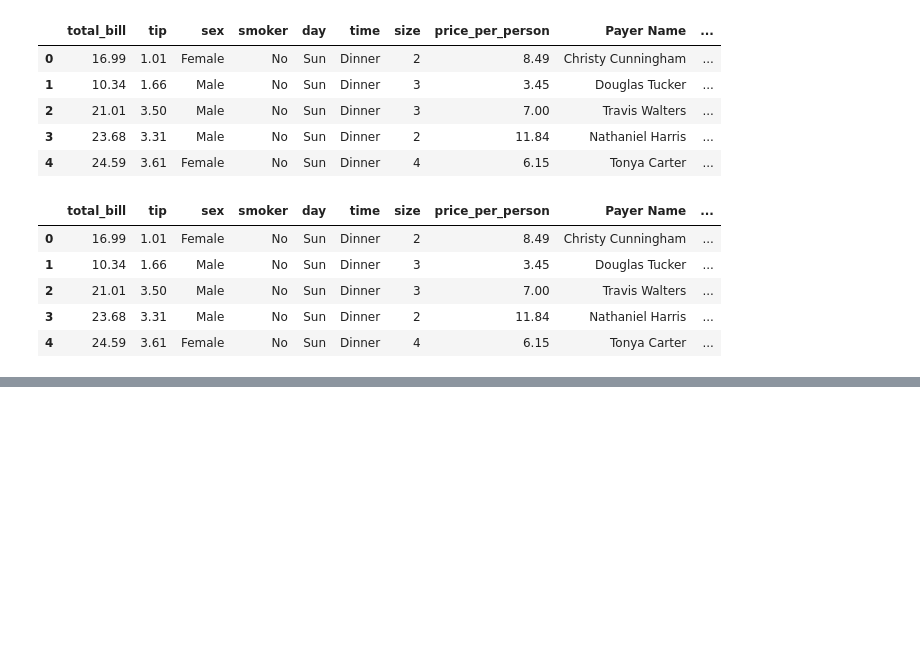
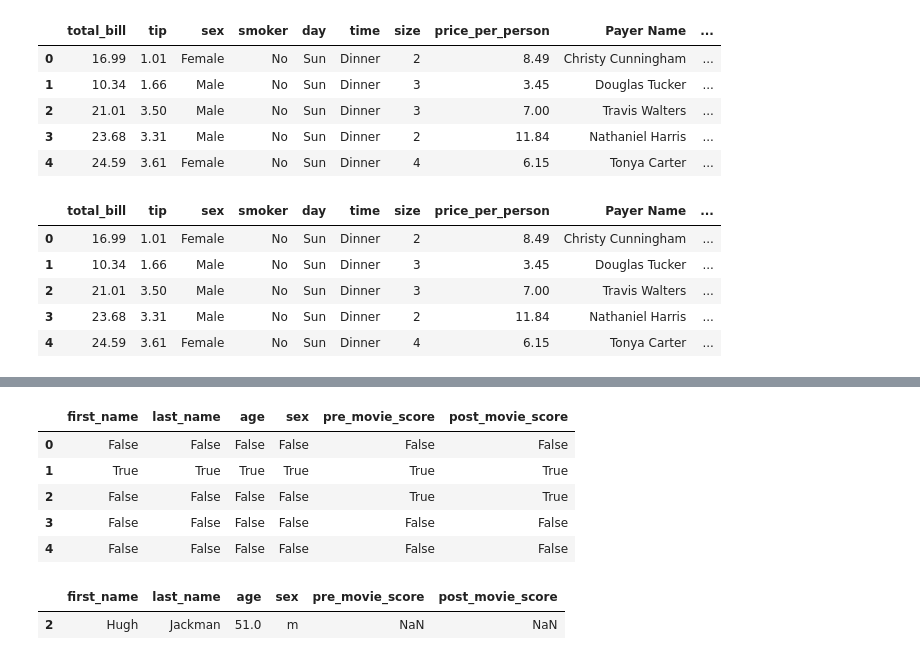
Before and after one commit to elmarhuseynv/Machine-Learning-Masterclass, a Jupyter notebook: 02 Pandas/2 pandas.ipynb, the cells around one changed output, grey strips where cells are left out. Saved outputs shown, nothing was run; the diff lists cells and outputs as text; code cells hidden in the pictures; blank space fills up the shorter version.

```diff
--- a/2 Pandas/2 pandas.ipynb
+++ b/02 Pandas/2 pandas.ipynb
@@ -586,0 +600,14 @@ timeit.timeit(setup = setup,
+# %%
+df.isnull()
+# %% [output]
+|  | first_name | last_name | age | sex | pre_movie_score | post_movie_score |
+| 0 | False | False | False | False | False | False |
+| 1 | True | True | True | True | True | True |
+| 2 | False | False | False | False | True | True |
+| 3 | False | False | False | False | False | False |
+| 4 | False | False | False | False | False | False |
+# %%
+df[(df['pre_movie_score'].isnull()) & (df['first_name'].notnull())]
+# %% [output]
+|  | first_name | last_name | age | sex | pre_movie_score | post_movie_score |
+| 2 | Hugh | Jackman | 51.0 | m | NaN | NaN |
```
Also changed, not shown: parts of 12 cells of this notebook, 2 other files.
